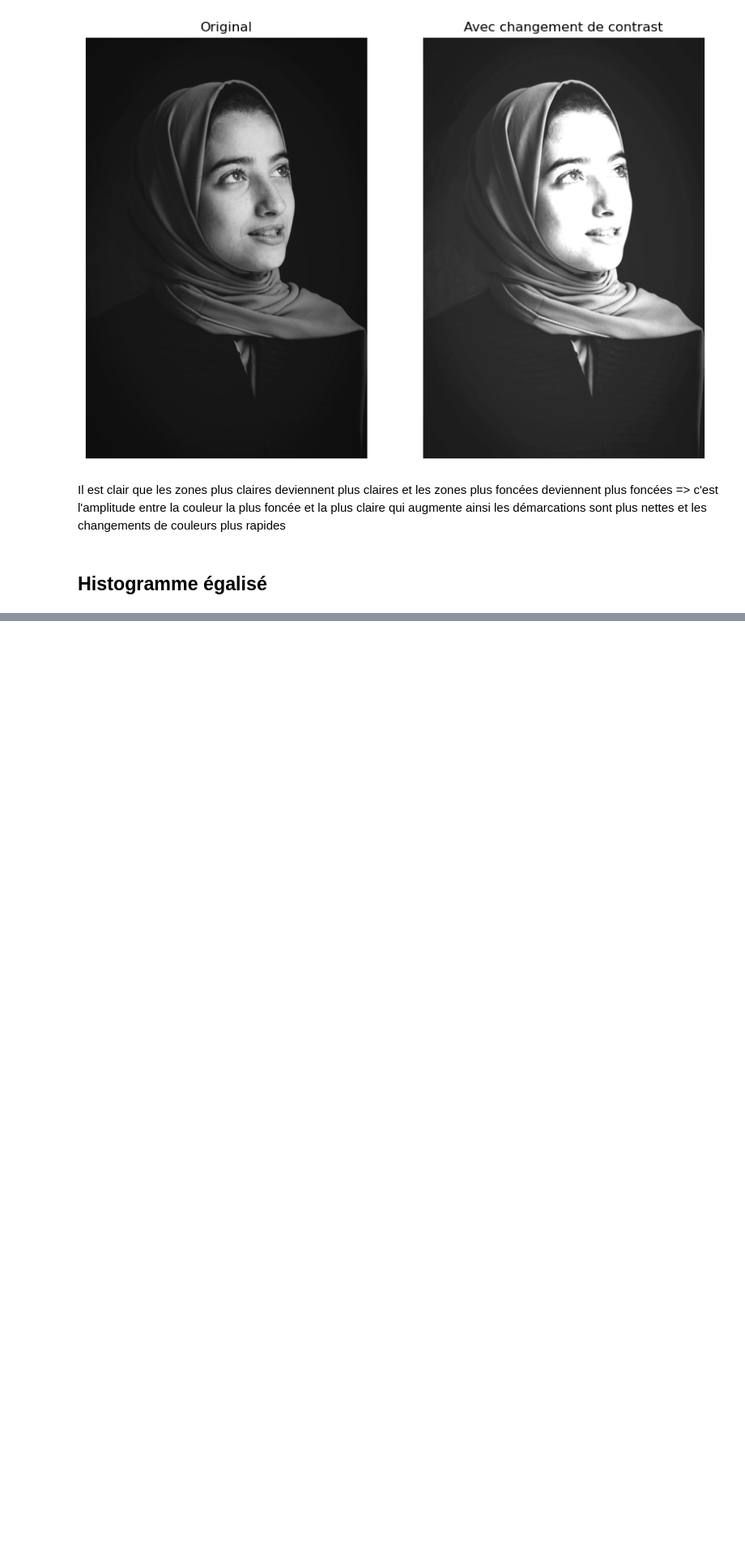
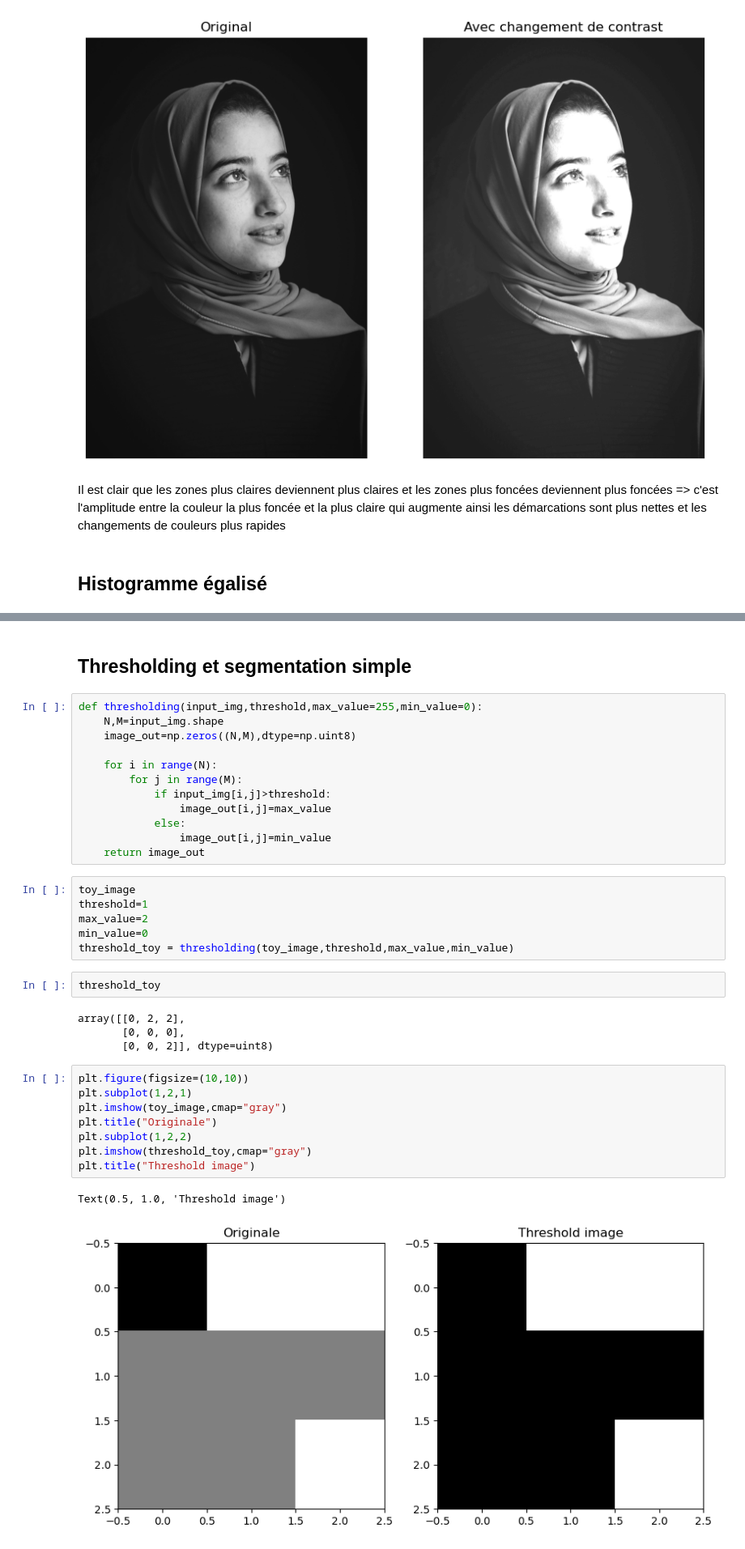
Before and after one commit to BatataNatna/Computer_Vision_Labs, a Jupyter notebook: Lab_03.ipynb, the cells around one changed output, grey strips where cells are left out. Shown at 81% size. Drawn from its saved outputs; the diff is of its cells as text; blank space fills up the shorter version.

```diff
--- a/Lab_03.ipynb
+++ b/Lab_03.ipynb
@@ -274,0 +299,37 @@ Il est clair que les zones plus claires deviennent plus claires et les zones plu
+# %% [markdown]
+## Thresholding et segmentation simple
+# %%
+def thresholding(input_img,threshold,max_value=255,min_value=0):
+    N,M=input_img.shape
+    image_out=np.zeros((N,M),dtype=np.uint8)
+
+    for i in range(N):
+        for j in range(M):
+            if input_img[i,j]>threshold:
+                image_out[i,j]=max_value
+            else:
+                image_out[i,j]=min_value
+    return image_out
+# %%
+toy_image
+threshold=1
+max_value=2
+min_value=0
+threshold_toy = thresholding(toy_image,threshold,max_value,min_value)
+# %%
+threshold_toy
+# %% [output]
+array([[0, 2, 2],
+       [0, 0, 0],
+       [0, 0, 2]], dtype=uint8)
+# %%
+plt.figure(figsize=(10,10))
+plt.subplot(1,2,1)
+plt.imshow(toy_image,cmap="gray")
+plt.title("Originale")
+plt.subplot(1,2,2)
+plt.imshow(threshold_toy,cmap="gray")
+plt.title("Threshold image")
+# %% [output]
+Text(0.5, 1.0, 'Threshold image')
+[figure, added]
```
Also changed, not shown: parts of 14 cells of this notebook, 4 other files.
